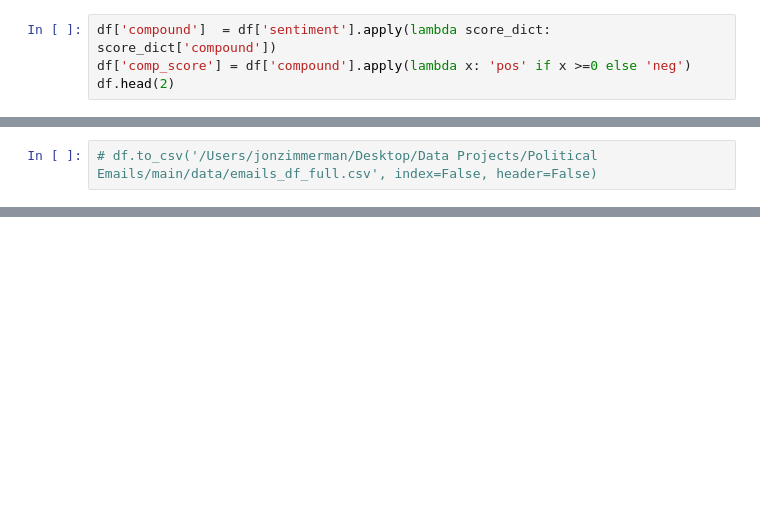
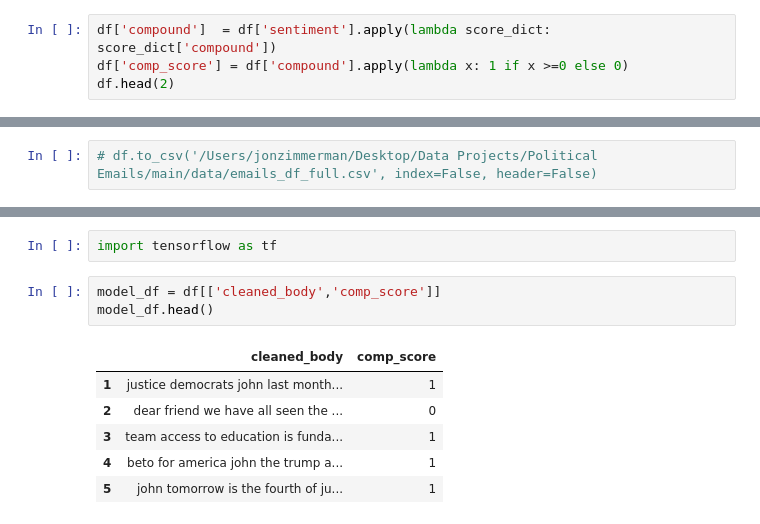
Before and after one commit to statzenthusiast921/political-emails-analysis, a Jupyter notebook: main/notebooks/Emails EDA 10.16.22.ipynb, the cells around one changed output, grey strips where cells are left out. Drawn from its saved outputs; the diff is of its cells as text; blank space fills up the shorter version.

```diff
--- a/main/notebooks/Emails EDA 10.16.22.ipynb
+++ b/main/notebooks/Emails EDA 10.16.22.ipynb
@@ -382,7 +451,7 @@ df['sentiment'].head(4)
 Name: sentiment, dtype: object
 # %%
 df['compound']  = df['sentiment'].apply(lambda score_dict: score_dict['compound'])
-df['comp_score'] = df['compound'].apply(lambda x: 'pos' if x >=0 else 'neg')
+df['comp_score'] = df['compound'].apply(lambda x: 1 if x >=0 else 0)
 df.head(2)
 # %% [output]
 |  | sender | subject | date | body | party | country | locality | office | time | AM_PM | Hour | ... |
@@ -392,0 +505,12 @@ df.head(2)
+# %%
+import tensorflow as tf
+# %%
+model_df = df[['cleaned_body','comp_score']]
+model_df.head()
+# %% [output]
+|  | cleaned_body | comp_score |
+| 1 | justice democrats john last month... | 1 |
+| 2 | dear friend we have all seen the ... | 0 |
+| 3 | team access to education is funda... | 1 |
+| 4 | beto for america john the trump a... | 1 |
+| 5 | john tomorrow is the fourth of ju... | 1 |
```
Also changed, not shown: parts of 21 cells of this notebook.
